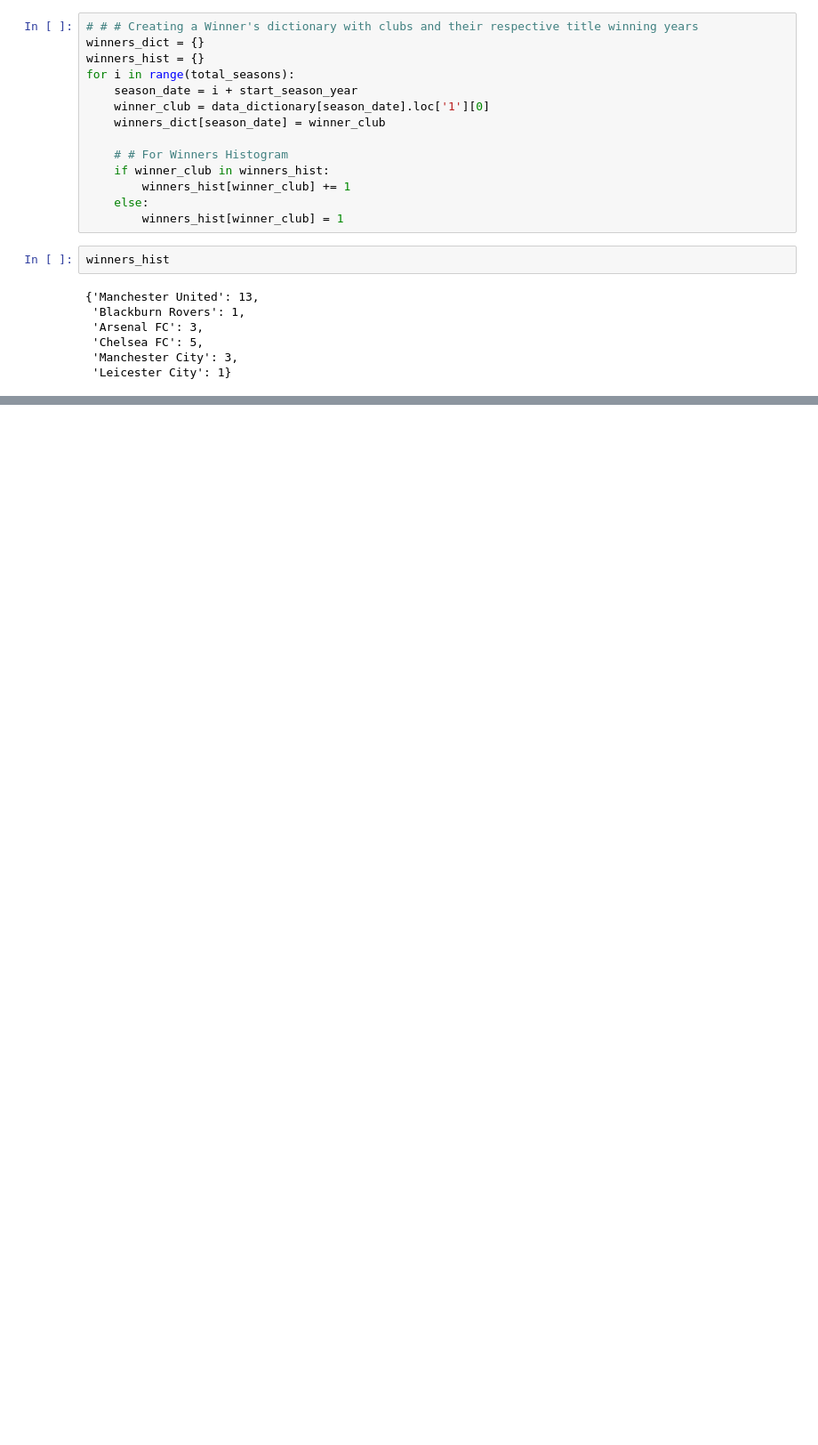
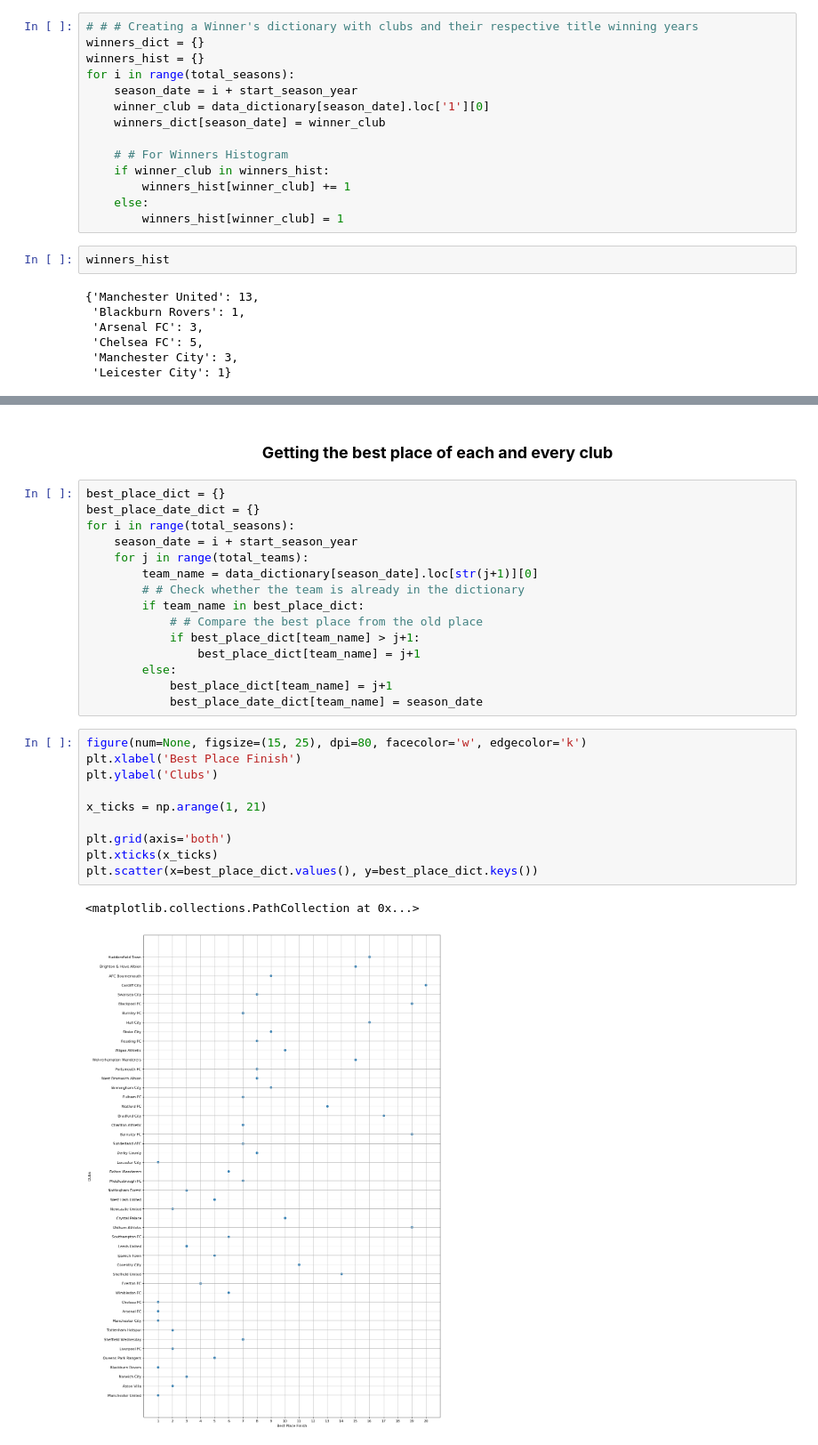
Before and after one commit to codexponent/premierleague-analysis, a Jupyter notebook: league_stats.ipynb, the cells around one changed output, grey strips where cells are left out. Shown: that part at 89% size. Cells and saved outputs as stored; diff of their text form; blank space fills up the shorter version.

```diff
--- a/league_stats.ipynb
+++ b/league_stats.ipynb
@@ -168,0 +156,30 @@ plt.show()
+# %% [markdown]
+### <center>**Getting the best place of each and every club**</center>
+# %%
+best_place_dict = {}
+best_place_date_dict = {}
+for i in range(total_seasons):
+    season_date = i + start_season_year
+    for j in range(total_teams):
+        team_name = data_dictionary[season_date].loc[str(j+1)][0]
+        # # Check whether the team is already in the dictionary
+        if team_name in best_place_dict:
+            # # Compare the best place from the old place
+            if best_place_dict[team_name] > j+1:
+                best_place_dict[team_name] = j+1
+        else:
+            best_place_dict[team_name] = j+1
+            best_place_date_dict[team_name] = season_date
+# %%
+figure(num=None, figsize=(15, 25), dpi=80, facecolor='w', edgecolor='k')
+plt.xlabel('Best Place Finish')
+plt.ylabel('Clubs')
+
+x_ticks = np.arange(1, 21)
+
+plt.grid(axis='both')
+plt.xticks(x_ticks)
+plt.scatter(x=best_place_dict.values(), y=best_place_dict.keys())
+# %% [output]
+<matplotlib.collections.PathCollection at 0x...>
+[figure, added]
```
Also changed, not shown: parts of 33 cells of this notebook, 5 other files.
